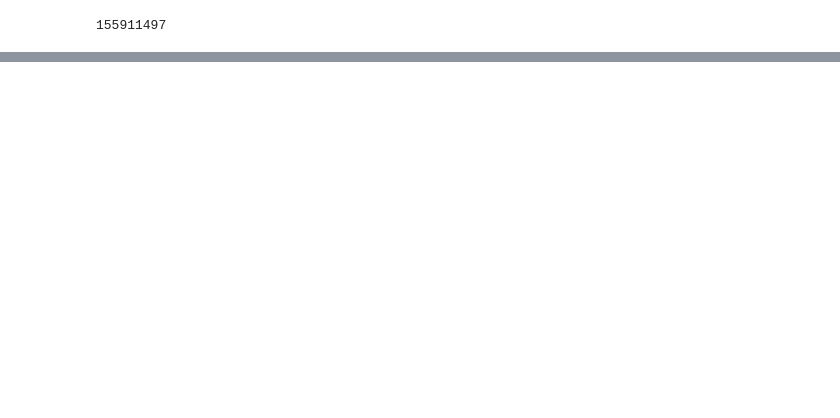
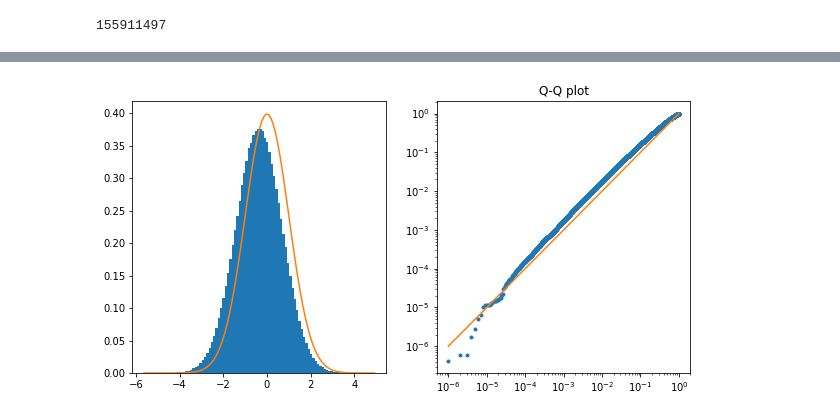
Before and after one commit to xroll174/Correct-Variability-Pipelines, a Jupyter notebook: results/Results.ipynb, the cells around one changed output, grey strips where cells are left out. Saved outputs shown, nothing was run; the diff lists cells and outputs as text; code cells hidden in the pictures; blank space fills up the shorter version.

```diff
--- a/results/Results.ipynb
+++ b/results/Results.ipynb
@@ -7,0 +53,15 @@ import random
+# %%
+def qqplot1(data,num_bins):
+    f,(ax1,ax2) = plt.subplots(1,2,sharey=False,figsize=(10,5))
+
+    n, bins, patches = ax1.hist(np.array(data),num_bins,normed=1)
+    dist = scipy.stats.t
+    y=dist.pdf(bins,999999)
+    ax1.plot(bins, y, '-')
+
+    p_th = [t/len(data) for t in range(1,len(data)+1)]
+    line1, = ax2.loglog(p_th, sorted(dist.sf(np.array(data),999999)), '.', linewidth=1,
+                         label='Q-Q plot')
+    ax2.plot(p_th, p_th, '-')
+    ax2.set_title('Q-Q plot')
+    plt.show()
@@ -64,0 +166,4 @@ plt.show()
+# %%
+qqplot1(Vect_vox_561_500_sample,100)
+# %% [output]
+[figure, added]
```
Also changed, not shown: parts of 50 cells of this notebook.
